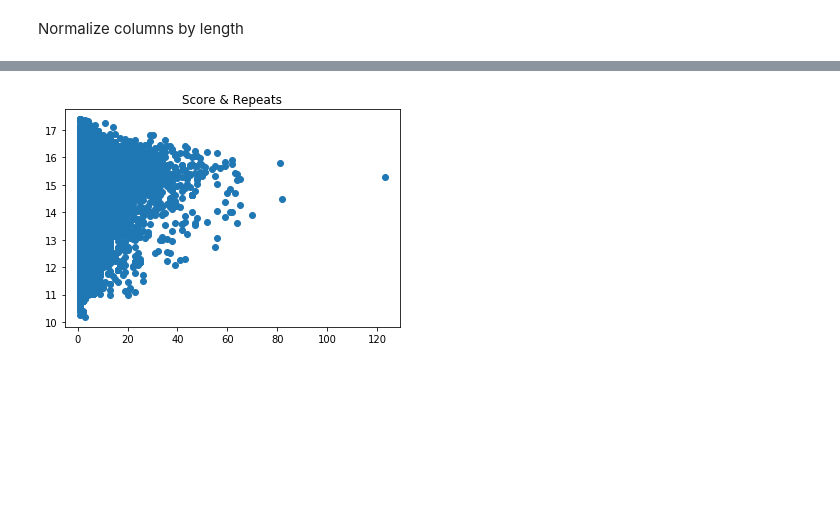
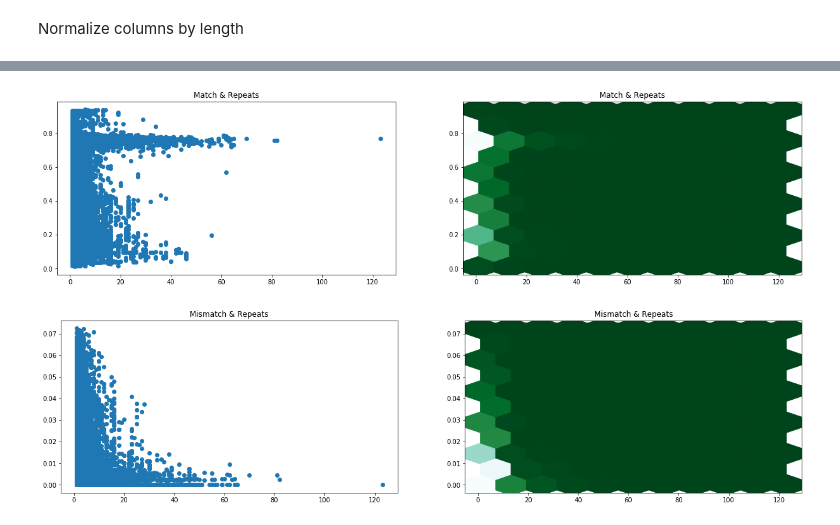
Before and after one commit to Anbyew/MyC3PO, a Jupyter notebook: Notebooks/Parse blat_DNMT.psl.ipynb, the cells around one changed output, grey strips where cells are left out. Drawn from its saved outputs; the diff is of its cells as text; code cells hidden in the pictures; blank space fills up the shorter version.

Commit message:
hex the plots

```diff
--- a/Notebooks/Parse blat_DNMT.psl.ipynb
+++ b/Notebooks/Parse blat_DNMT.psl.ipynb
@@ -174,6 +167,22 @@ plt.show()
-# %%
-plt.title('Score & Repeats')
-plt.plot(bbn['repeats'], bbn['score'], 'o')
-plt.show()
-# %% [output]
-[figure, removed]
+# %%
+fig, axes = plt.subplots(ncols=2, nrows=1, figsize=(21, 5))
+nbins = 10
+axes[0].set_title('Match & Repeats')
+axes[0].plot(bbn['repeats'], bbn['match'], 'o')
+
+axes[1].set_title('Match & Repeats')
+axes[1].hexbin(bbn['repeats'], bbn['match'], gridsize=nbins, cmap=plt.cm.BuGn_r)
+plt.show()
+# %% [output]
+[figure, added]
+# %%
+fig, axes = plt.subplots(ncols=2, nrows=1, figsize=(21, 5))
+nbins = 10
+axes[0].set_title('Mismatch & Repeats')
+axes[0].plot(bbn['repeats'], bbn['mismatch'], 'o')
+
+axes[1].set_title('Mismatch & Repeats')
+axes[1].hexbin(bbn['repeats'], bbn['mismatch'], gridsize=nbins, cmap=plt.cm.BuGn_r)
+plt.show()
+# %% [output]
+[figure, added]
```
Also changed, not shown: parts of 7 cells of this notebook, 2 other files.
